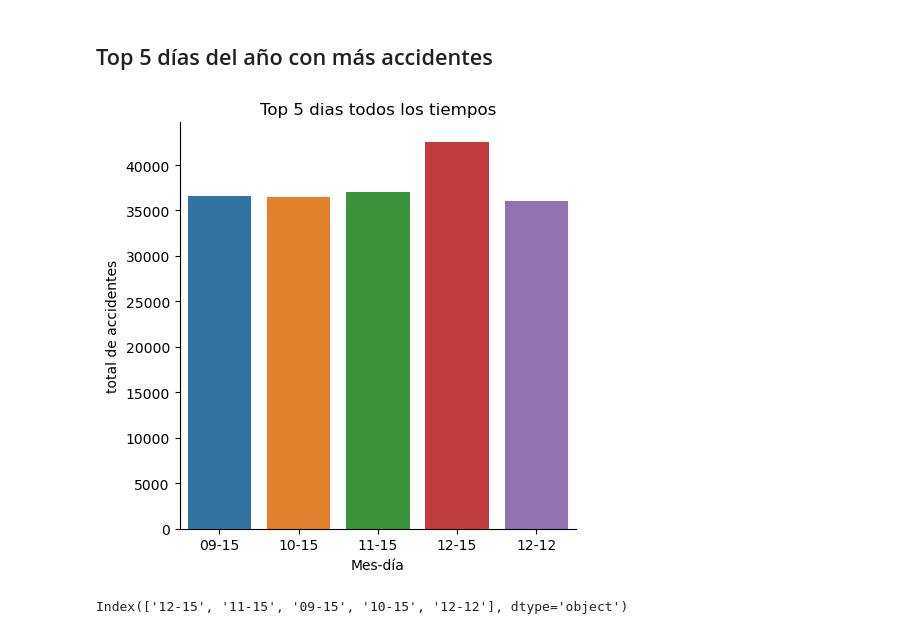
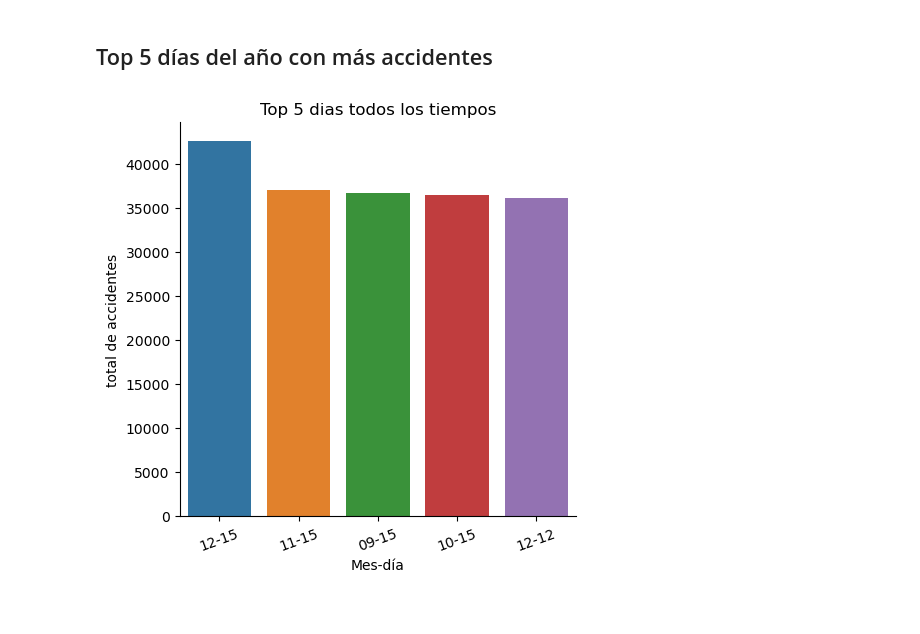
Before and after one commit to DRACDARKTIME/traffic-accidents-mx-1997-2023, a Jupyter notebook: notebooks/1.3-drac-conclusiones.ipynb, the cells around one changed output. Saved outputs shown, nothing was run; the diff lists cells and outputs as text; code cells hidden in the pictures.

```diff
--- a/notebooks/1.3-drac-conclusiones.ipynb
+++ b/notebooks/1.3-drac-conclusiones.ipynb
@@ -70,15 +65,11 @@ df_top_5, etiquetas_x =features.top_5(df=df_enriquecido,tc=tc_entidad,colum='MES
 # %%
-df_top_5, etiquetas_x =features.top_5(df=df_enriquecido,colum='MES_DIA')
-sns.catplot(data=df_top_5, x='MES_DIA', kind='count')
-#plt.xticks(np.arange(5),etiquetas_x)
+df_top_5, etiquetas_x =features.top_5(df=df_enriquecido,colum='MES_DIA',top=5)
+sns.catplot(data=df_top_5, x='MES_DIA', kind='count',order=df_top_5['MES_DIA'].value_counts().head(5).index)
+plt.xticks(rotation=20)
 plt.title('Top 5 dias todos los tiempos')
 plt.xlabel('Mes-día')
 plt.ylabel('total de accidentes')
 plt.tight_layout()
 plt.show()
 # %% [output]
-[figure, old version]
+[figure, new version]
-# %%
-df_enriquecido['MES_DIA'].value_counts().head(5).index
-# %% [output]
-Index(['12-15', '11-15', '09-15', '10-15', '12-12'], dtype='object')
```
Also changed, not shown: parts of 7 cells of this notebook.
